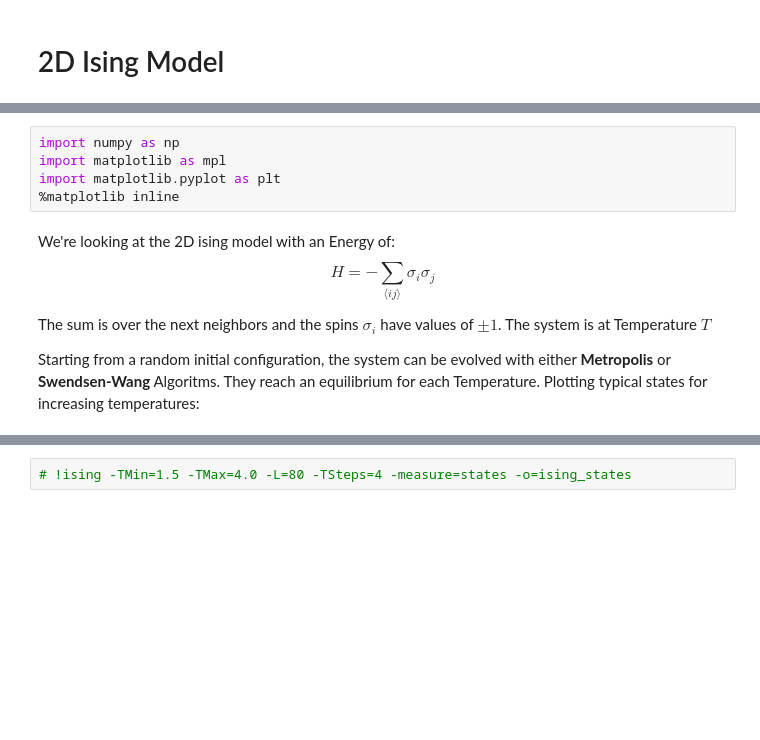
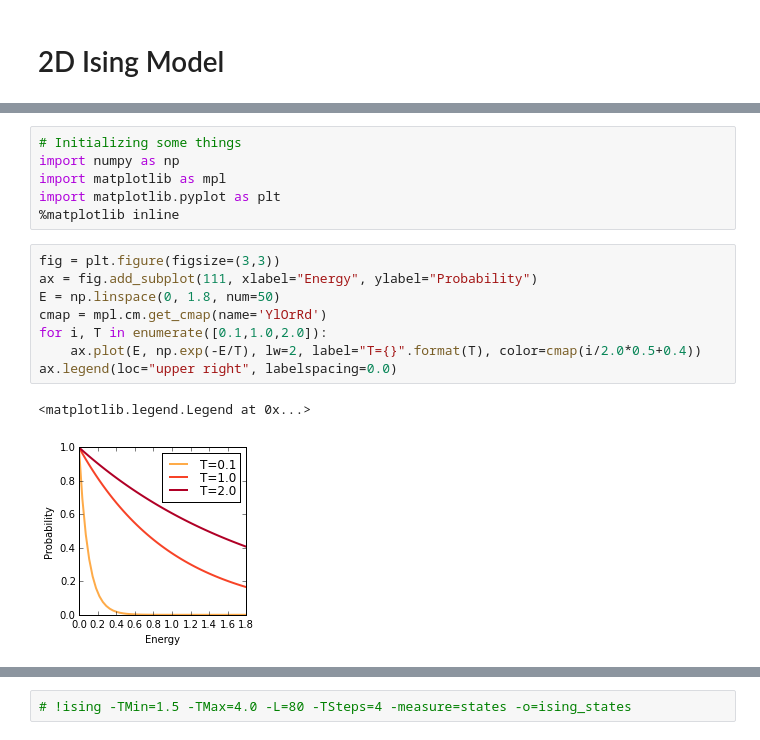
Before and after one commit to s9w/magneto, a Jupyter notebook: usage.ipynb, the cells around one changed output, grey strips where cells are left out. Saved outputs shown, nothing was run; the diff lists cells and outputs as text; blank space fills up the shorter version.

```diff
--- a/usage.ipynb
+++ b/usage.ipynb
@@ -5,12 +19,17 @@ Plotting imports:
 # %%
+# Initializing some things
 import numpy as np
 import matplotlib as mpl
 import matplotlib.pyplot as plt
 %matplotlib inline
-# %% [markdown]
-We're looking at the 2D ising model with an Energy of:
-$$H = -\sum_{\langle ij\rangle } \sigma_i \sigma_j$$
-
-The sum is over the next neighbors and the spins $\sigma_i$ have values of $\pm 1$. The system is at Temperature $T$
-
-Starting from a random initial configuration, the system can be evolved with either **Metropolis** or **Swendsen-Wang** Algoritms. They reach an equilibrium for each Temperature. Plotting typical states for increasing temperatures:
+# %%
+fig = plt.figure(figsize=(3,3))
+ax = fig.add_subplot(111, xlabel="Energy", ylabel="Probability")
+E = np.linspace(0, 1.8, num=50)
+cmap = mpl.cm.get_cmap(name='YlOrRd')
+for i, T in enumerate([0.1,1.0,2.0]):
+    ax.plot(E, np.exp(-E/T), lw=2, label="T={}".format(T), color=cmap(i/2.0*0.5+0.4))
+ax.legend(loc="upper right", labelspacing=0.0)
+# %% [output]
+<matplotlib.legend.Legend at 0x...>
+[figure, added]
```
Also changed, not shown: parts of 15 cells of this notebook, 4 other files.
